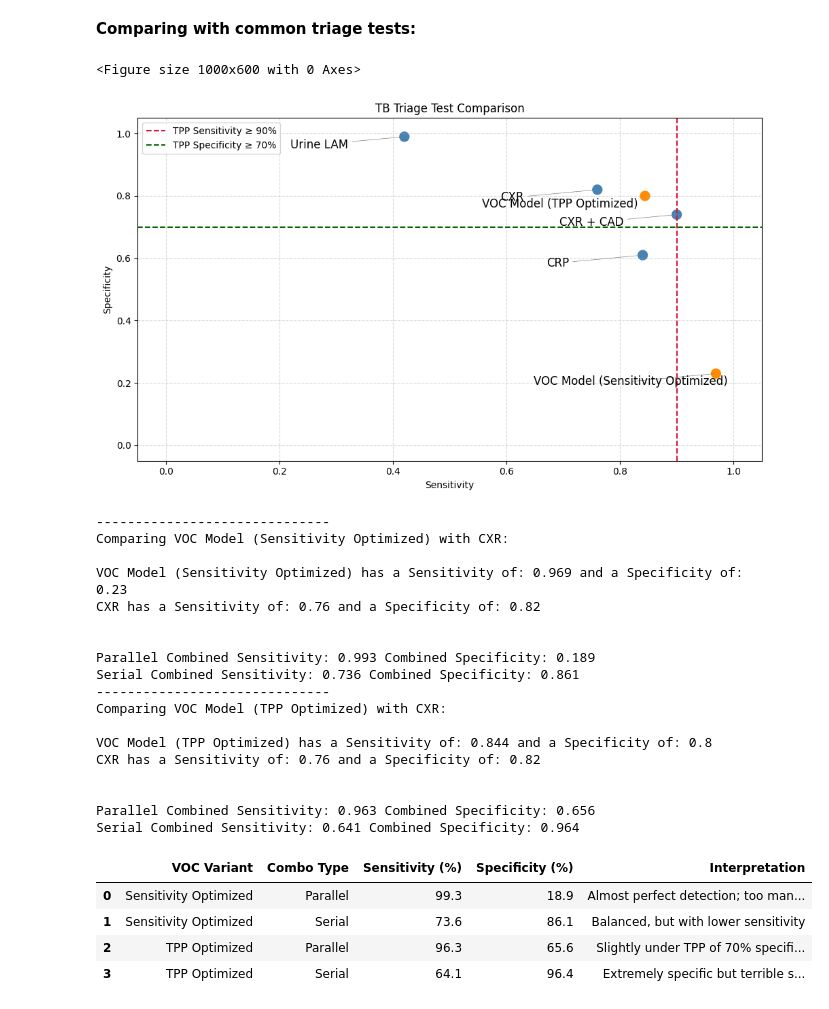
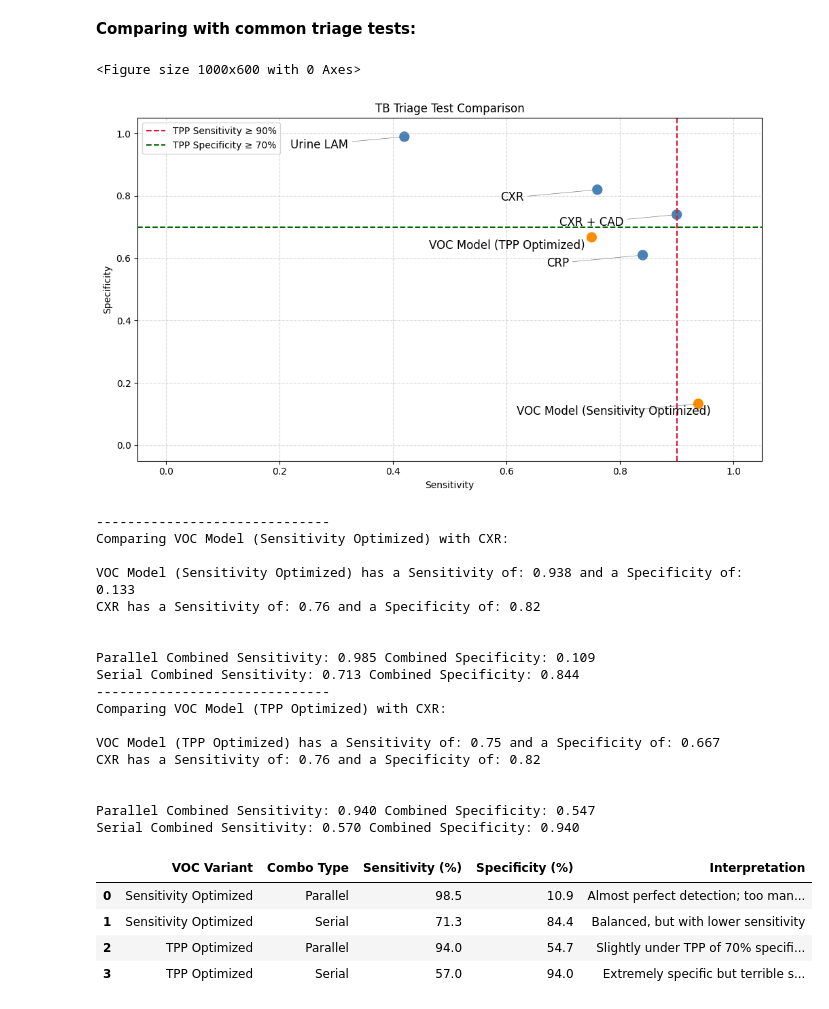
Before and after one commit to tyst-ucsf/capstone-project, a Jupyter notebook: 1e_Comparison.ipynb, the cells around one changed output. Drawn from its saved outputs; the diff is of its cells as text; code cells hidden in the pictures.

```diff
--- a/1e_Comparison.ipynb
+++ b/1e_Comparison.ipynb
@@ -98,8 +98,8 @@ models = [
     {"Name": "CXR", "Sensitivity": .76, "Specificity": .82},
     {"Name": "CXR + CAD", "Sensitivity": .90, "Specificity": .74},
     {"Name": "Urine LAM", "Sensitivity": .42, "Specificity": .99},
-    {"Name": "VOC Model (TPP Optimized)", "Sensitivity": .844, "Specificity": .800},
-    {"Name": "VOC Model (Sensitivity Optimized)", "Sensitivity": .969, "Specificity": .230}
+    {"Name": "VOC Model (TPP Optimized)", "Sensitivity": .75, "Specificity": .667},
+    {"Name": "VOC Model (Sensitivity Optimized)", "Sensitivity": .938, "Specificity": .133}
 ]
 # %%
 # Extract for plotting
@@ -146,7 +146,7 @@ plt.savefig("output_TriageSensVsSpec_MatchingLimits.pdf", bbox_inches="tight")
 plt.show()
 # %% [output]
 <Figure size 1000x600 with 0 Axes>
-[figure, old version]
+[figure, new version]
 # %%
 # Combining models
 def get_model_metrics(name):
@@ -201,43 +201,62 @@ for voc_model_type in models_to_test:
     df = combine_models(voc_model_type, "CXR")
     all_results.append(df)
 summary_combined_models = pd.concat(all_results, ignore_index=True)
 
 # after running once, update this
 interpretation_lookup = {
     ("Sensitivity Optimized", "Parallel"): "Almost perfect detection; too many false positives",
     ("Sensitivity Optimized", "Serial"): "Balanced, but with lower sensitivity",
     ("TPP Optimized", "Parallel"): "Slightly under TPP of 70% specificity",
     ("TPP Optimized", "Serial"): "Extremely specific but terrible sensitivity"
 }
 summary_combined_models["Interpretation"] = summary_combined_models.apply(
     lambda row: interpretation_lookup.get((row["VOC Variant"], row["Combo Type"]), "N/A"),
     axis=1
 )
 summary_combined_models
+######################################
+all_results = []
+for voc_model_type in models_to_test:
+    df = combine_models(voc_model_type, "Urine LAM")
+    all_results.append(df)
+summary_combined_models = pd.concat(all_results, ignore_index=True)
+
+# after running once, update this
+interpretation_lookup = {
+    ("Sensitivity Optimized", "Parallel"): "Almost perfect detection; too many false positives",
+    ("Sensitivity Optimized", "Serial"): "Balanced, but with lower sensitivity",
+    ("TPP Optimized", "Parallel"): "Slightly under TPP of 70% specificity",
+    ("TPP Optimized", "Serial"): "Extremely specific but terrible sensitivity"
+}
+summary_combined_models["Interpretation"] = summary_combined_models.apply(
+    lambda row: interpretation_lookup.get((row["VOC Variant"], row["Combo Type"]), "N/A"),
+    axis=1
+)
+summary_combined_models
 # %% [output]
 ------------------------------
 Comparing VOC Model (Sensitivity Optimized) with CXR:
 
-VOC Model (Sensitivity Optimized) has a Sensitivity of: 0.969 and a Specificity of: 0.23
+VOC Model (Sensitivity Optimized) has a Sensitivity of: 0.938 and a Specificity of: 0.133
 CXR has a Sensitivity of: 0.76 and a Specificity of: 0.82
 
 
-Parallel Combined Sensitivity: 0.993 Combined Specificity: 0.189
-Serial Combined Sensitivity: 0.736 Combined Specificity: 0.861
+Parallel Combined Sensitivity: 0.985 Combined Specificity: 0.109
+Serial Combined Sensitivity: 0.713 Combined Specificity: 0.844
 ------------------------------
 Comparing VOC Model (TPP Optimized) with CXR:
 
-VOC Model (TPP Optimized) has a Sensitivity of: 0.844 and a Specificity of: 0.8
+VOC Model (TPP Optimized) has a Sensitivity of: 0.75 and a Specificity of: 0.667
 CXR has a Sensitivity of: 0.76 and a Specificity of: 0.82
 
 
-Parallel Combined Sensitivity: 0.963 Combined Specificity: 0.656
-Serial Combined Sensitivity: 0.641 Combined Specificity: 0.964
+Parallel Combined Sensitivity: 0.940 Combined Specificity: 0.547
+Serial Combined Sensitivity: 0.570 Combined Specificity: 0.940
 |  | VOC Variant | Combo Type | Sensitivity (%) | Specificity (%) | Interpretation |
-| 0 | Sensitivity Optimized | Parallel | 99.3 | 18.9 | Almost perfect detection; too man... |
-| 1 | Sensitivity Optimized | Serial | 73.6 | 86.1 | Balanced, but with lower sensitivity |
-| 2 | TPP Optimized | Parallel | 96.3 | 65.6 | Slightly under TPP of 70% specifi... |
-| 3 | TPP Optimized | Serial | 64.1 | 96.4 | Extremely specific but terrible s... |
+| 0 | Sensitivity Optimized | Parallel | 98.5 | 10.9 | Almost perfect detection; too man... |
+| 1 | Sensitivity Optimized | Serial | 71.3 | 84.4 | Balanced, but with lower sensitivity |
+| 2 | TPP Optimized | Parallel | 94.0 | 54.7 | Slightly under TPP of 70% specifi... |
+| 3 | TPP Optimized | Serial | 57.0 | 94.0 | Extremely specific but terrible s... |
 # %%
 # redoing this to include the TPP now
 models_data = [
```
Also changed, not shown: parts of 3 cells of this notebook, 23 other files.
